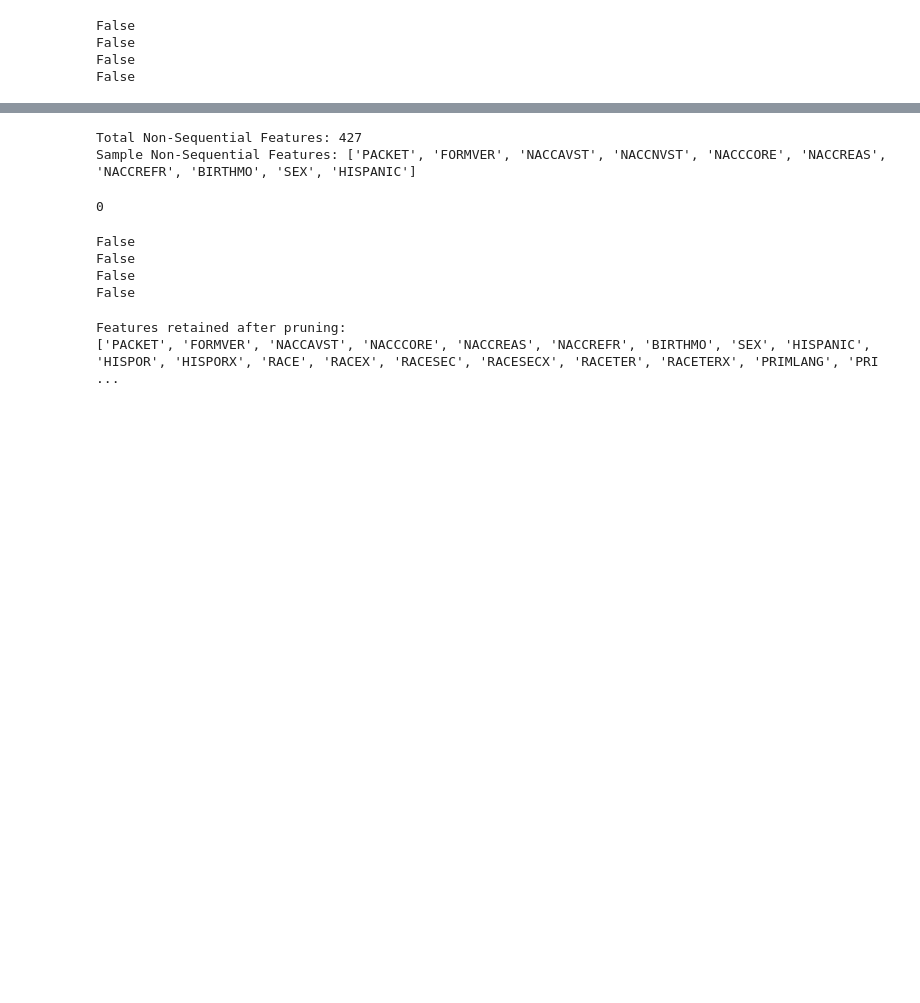
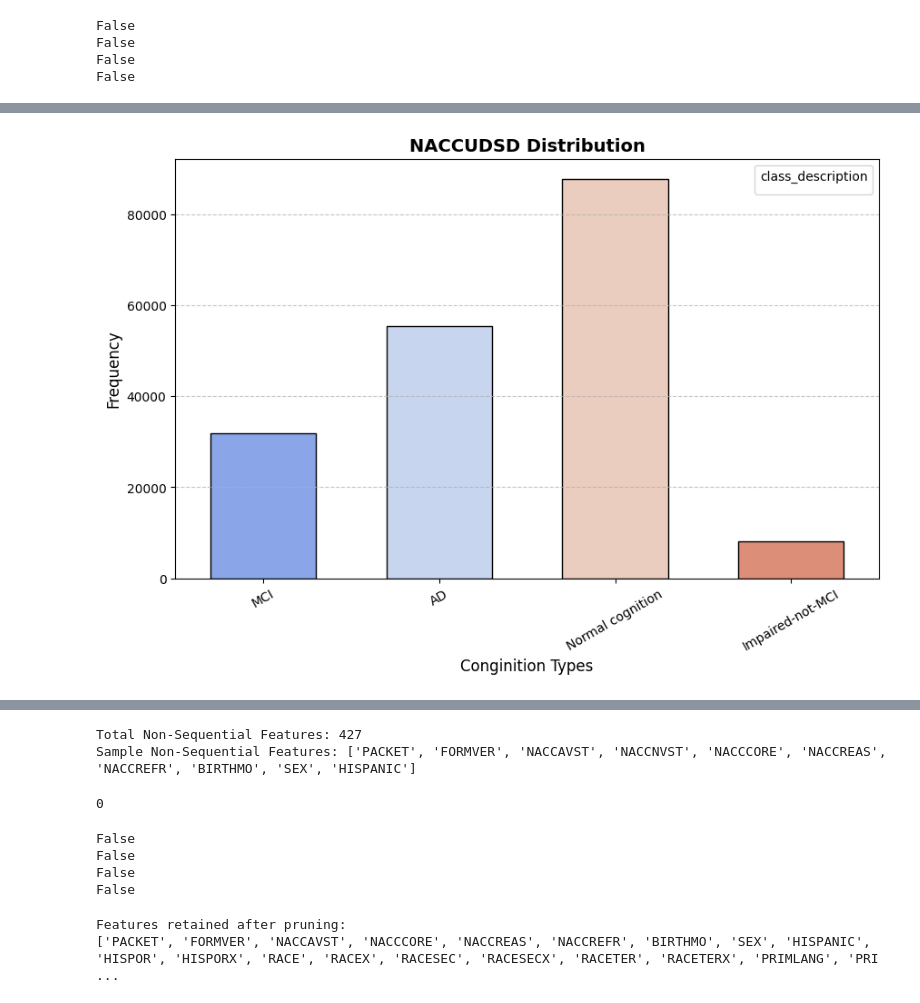
Before and after one commit to TonyNewness/AI_Detection_of_Early_Alzheimers, a Jupyter notebook: Hybrid_LSTMandFeedforward_correction_improving.ipynb, the cells around one changed output, grey strips where cells are left out. Cells and saved outputs as stored; diff of their text form; code cells hidden in the pictures; blank space fills up the shorter version.

```diff
--- a/Hybrid_LSTMandFeedforward_correction_improving.ipynb
+++ b/Hybrid_LSTMandFeedforward_correction_improving.ipynb
@@ -322,0 +475,6 @@ False
+# %%
+# Plot bar chart
+plot_bar_chart(df_temp, 'class_description', title="NACCUDSD Distribution", xlabel="Conginition Types",
+               ylabel="Frequency", hue='class_description', palette='coolwarm')
+# %% [output]
+[figure, added]
```
Also changed, not shown: parts of 25 cells of this notebook.
